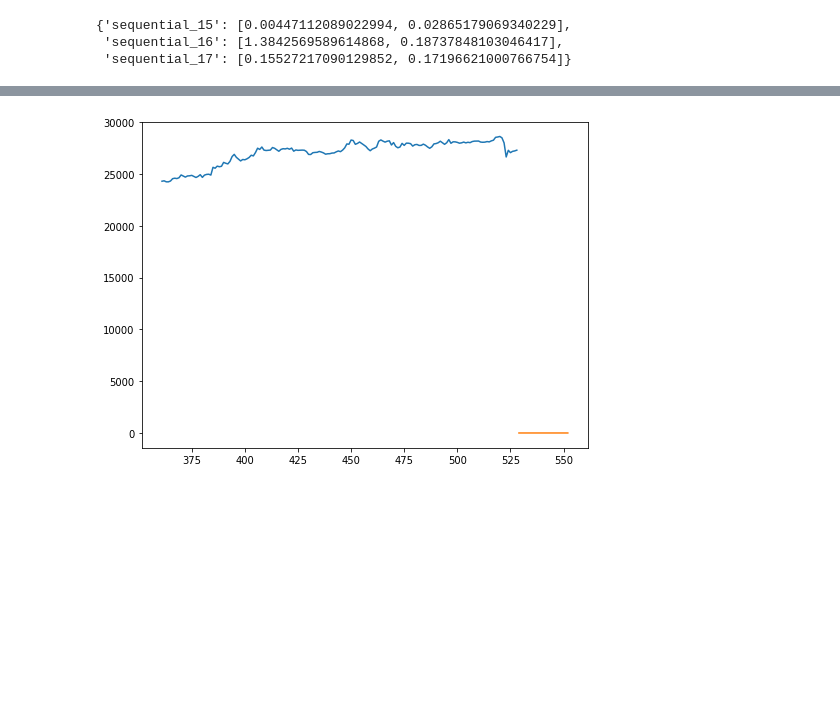
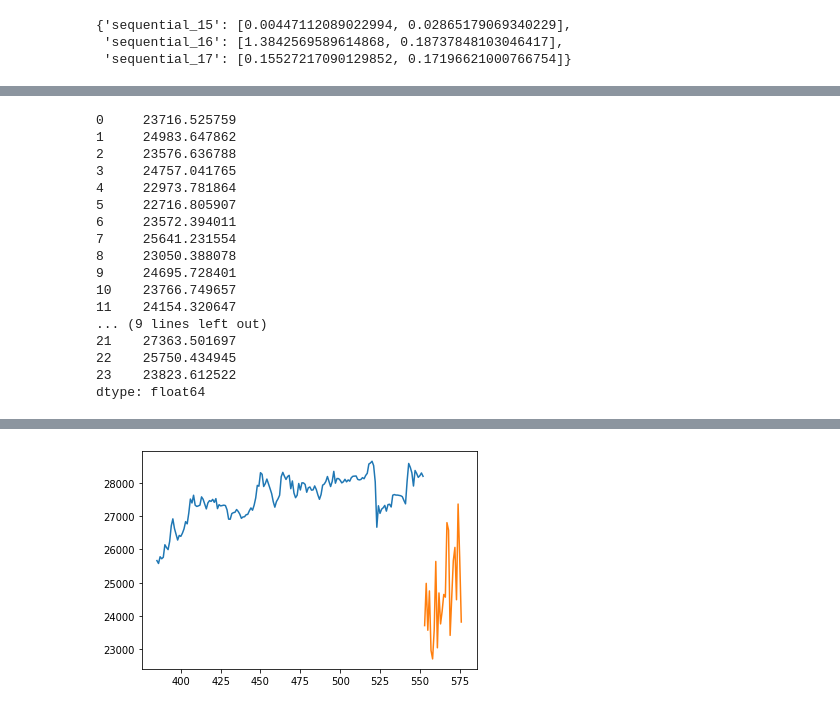
Before and after one commit to alice1989123/btc_forecast, a Jupyter notebook: btc_forecast.ipynb, the cells around one changed output, grey strips where cells are left out. Saved outputs shown, nothing was run; the diff lists cells and outputs as text; code cells hidden in the pictures; blank space fills up the shorter version.

Commit message:
fixing normalization of data with rolling windows

```diff
--- a/btc_forecast.ipynb
+++ b/btc_forecast.ipynb
@@ -495,4 +503,4 @@ df_pred
 # %%
-df_pred_norm = normalize(df_pred.drop("ignore",axis=1))
+df_pred_norm = normalize(df_pred).dropna()
 df_pred_norm
 # %% [output]
@@ -566,0 +593,6 @@ df_pred_norm = (df_pred - train_mean) / train_std
+# %%
+
+prediction = models[0].predict(data_for_prediction)[0]
+normalized_prediction = pd.DataFrame(prediction, columns=["predictions"] )
+predictions_no_ma = pd.DataFrame( (std*(normalized_prediction)) + mean)
+predictions_no_ma
@@ -566,0 +620,4 @@ df_pred_norm = (df_pred - train_mean) / train_std
+# %%
+rolling_mean = df_pred[variables_used].shift(imput_width).rolling(window=30).mean()
+rolling_std = df_pred[variables_used].shift(imput_width).rolling(window=30).std()
+rolling_mean ,rolling_std
@@ -567,14 +662,33 @@ df_pred_norm = (df_pred - train_mean) / train_std
+# %%
+prediction_ = predictions_no_ma["predictions"]  *rolling_std.iloc[ -label_width:].reset_index().drop("index", axis =1 )["close"]  + rolling_mean.tail(label_width).reset_index().drop("index", axis =1 )["close"]
+prediction_
+# %% [output]
+0     23716.525759
+1     24983.647862
+2     23576.636788
+3     24757.041765
+4     22973.781864
+5     22716.805907
+6     23572.394011
+7     25641.231554
+8     23050.388078
+9     24695.728401
+10    23766.749657
+11    24154.320647
+... (9 lines left out)
+21    27363.501697
+22    25750.434945
+23    23823.612522
+dtype: float64
 # %%
 
-prediction = models[0].predict(data_for_prediction)[0]
-normalized_prediction = pd.DataFrame(prediction, columns=["predictions"] )
-predictions = pd.DataFrame( (std*(normalized_prediction)) + mean)
+df_pred.reset_index(inplace=True , drop=True)
+prediction__ = pd.DataFrame(prediction_)
+prediction__.index = prediction__.index.map(lambda x: x + df_pred.shape[0])
 
-df_pred.reset_index(inplace=True , drop=True)
-predictions.set_index( np.arange( df_pred.shape[0] , np.array( df_pred.shape[0]+ 24 )) ,inplace=True)
 plt.plot(df_pred["close"].tail(imput_width))
 # display the plot
-plt.plot( predictions )
+plt.plot( prediction__ )
 
 
 
@@ -584 +697 @@ plt.show()
-[figure, old version]
+[figure, new version]
```
Also changed, not shown: parts of 31 cells of this notebook.
